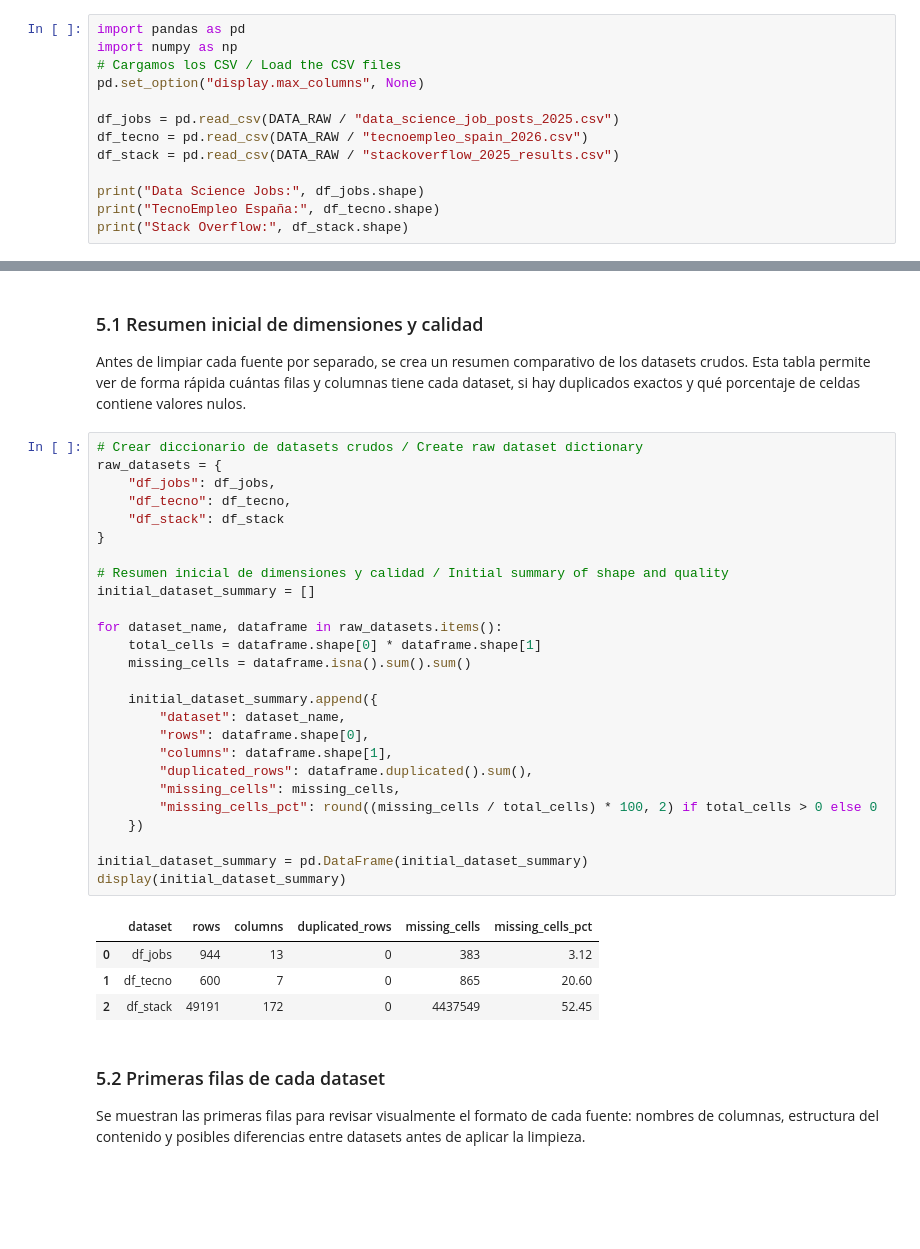
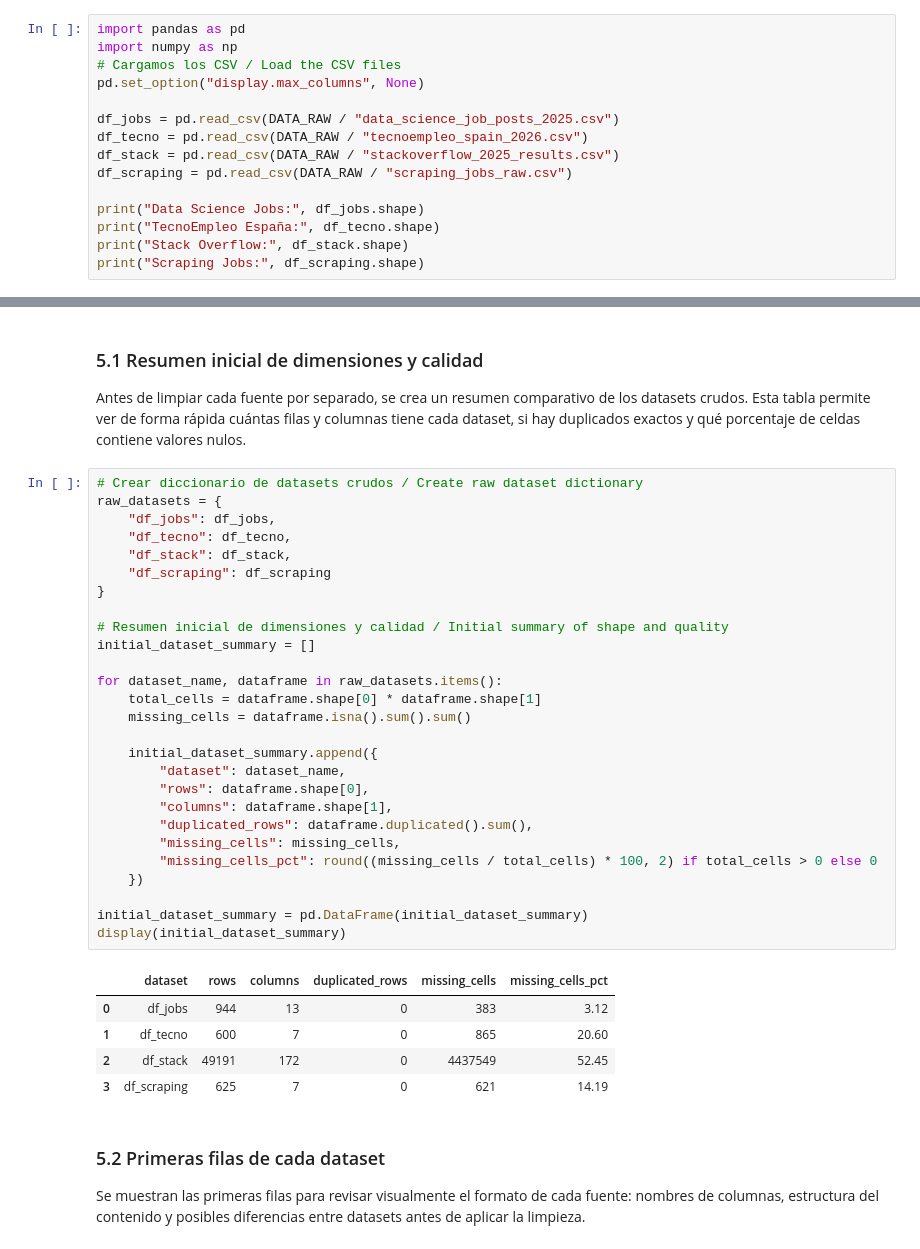
Before and after one commit to Gema-Villanueva/proyecto-eda-roles-datos, a Jupyter notebook: notebooks/02_cleaning.ipynb, the cells around one changed output, grey strips where cells are left out. Saved outputs shown, nothing was run; the diff lists cells and outputs as text; blank space fills up the shorter version.

```diff
--- a/notebooks/02_cleaning.ipynb
+++ b/notebooks/02_cleaning.ipynb
@@ -329,10 +347,12 @@ pd.set_option("display.max_columns", None)
 df_jobs = pd.read_csv(DATA_RAW / "data_science_job_posts_2025.csv")
 df_tecno = pd.read_csv(DATA_RAW / "tecnoempleo_spain_2026.csv")
 df_stack = pd.read_csv(DATA_RAW / "stackoverflow_2025_results.csv")
+df_scraping = pd.read_csv(DATA_RAW / "scraping_jobs_raw.csv")
 
 print("Data Science Jobs:", df_jobs.shape)
 print("TecnoEmpleo España:", df_tecno.shape)
 print("Stack Overflow:", df_stack.shape)
+print("Scraping Jobs:", df_scraping.shape)
 # %% [output]
 Data Science Jobs: (944, 13)
 TecnoEmpleo España: (600, 7)
@@ -359,34 +380,36 @@ Antes de limpiar cada fuente por separado, se crea un resumen comparativo de los
 # %%
 # Crear diccionario de datasets crudos / Create raw dataset dictionary
 raw_datasets = {
     "df_jobs": df_jobs,
     "df_tecno": df_tecno,
-    "df_stack": df_stack
+    "df_stack": df_stack,
+    "df_scraping": df_scraping
 }
 
 # Resumen inicial de dimensiones y calidad / Initial summary of shape and quality
 initial_dataset_summary = []
 
 for dataset_name, dataframe in raw_datasets.items():
     total_cells = dataframe.shape[0] * dataframe.shape[1]
     missing_cells = dataframe.isna().sum().sum()
 
     initial_dataset_summary.append({
         "dataset": dataset_name,
         "rows": dataframe.shape[0],
         "columns": dataframe.shape[1],
         "duplicated_rows": dataframe.duplicated().sum(),
         "missing_cells": missing_cells,
         "missing_cells_pct": round((missing_cells / total_cells) * 100, 2) if total_cells > 0 else 0
     })
 
 initial_dataset_summary = pd.DataFrame(initial_dataset_summary)
 display(initial_dataset_summary)
 # %% [output]
 |  | dataset | rows | columns | duplicated_rows | missing_cells | missing_cells_pct |
 | 0 | df_jobs | 944 | 13 | 0 | 383 | 3.12 |
 | 1 | df_tecno | 600 | 7 | 0 | 865 | 20.60 |
 | 2 | df_stack | 49191 | 172 | 0 | 4437549 | 52.45 |
+| 3 | df_scraping | 625 | 7 | 0 | 621 | 14.19 |
 # %% [markdown]
 ### 5.2 Primeras filas de cada dataset
 
```
Also changed, not shown: parts of 16 cells of this notebook, 28 other files.
